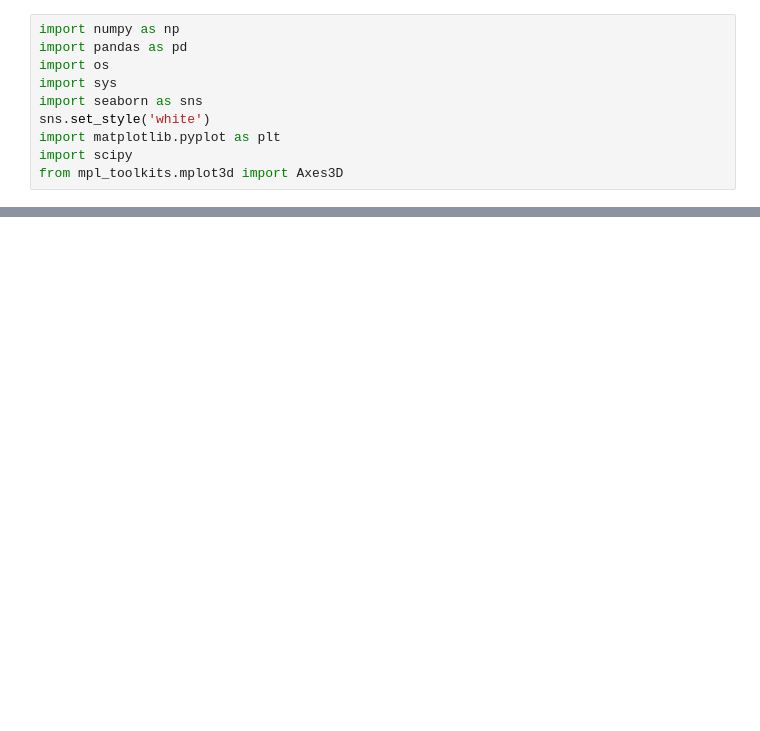
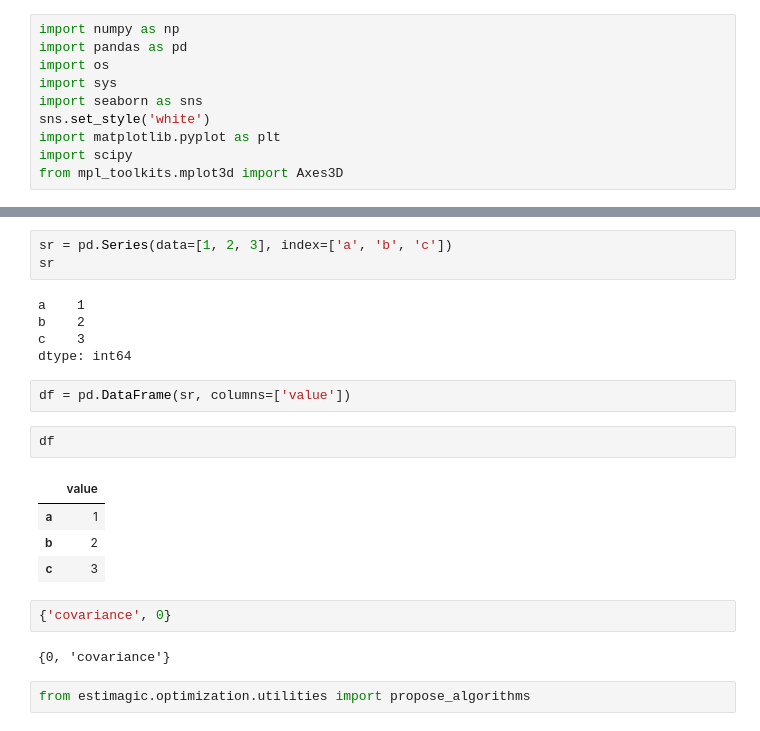
Before and after one commit to AnthonyGachuru/struct-lectures, a Jupyter notebook: lectures/2_estimation_principles_1/notebooks/msm_example.ipynb, the cells around one changed output, grey strips where cells are left out. Drawn from its saved outputs; the diff is of its cells as text; blank space fills up the shorter version.

```diff
--- a/lectures/2_estimation_principles_1/notebooks/msm_example.ipynb
+++ b/lectures/2_estimation_principles_1/notebooks/msm_example.ipynb
@@ -77,0 +66,23 @@ fig, ax = plot_msm(100, 1000)
+# %%
+sr = pd.Series(data=[1, 2, 3], index=['a', 'b', 'c'])
+sr
+# %% [output]
+a    1
+b    2
+c    3
+dtype: int64
+# %%
+df = pd.DataFrame(sr, columns=['value'])
+# %%
+df
+# %% [output]
+|  | value |
+| a | 1 |
+| b | 2 |
+| c | 3 |
+# %%
+{'covariance', 0}
+# %% [output]
+{0, 'covariance'}
+# %%
+from estimagic.optimization.utilities import propose_algorithms
```
Also changed, not shown: parts of 5 cells of this notebook, 5 other files.
